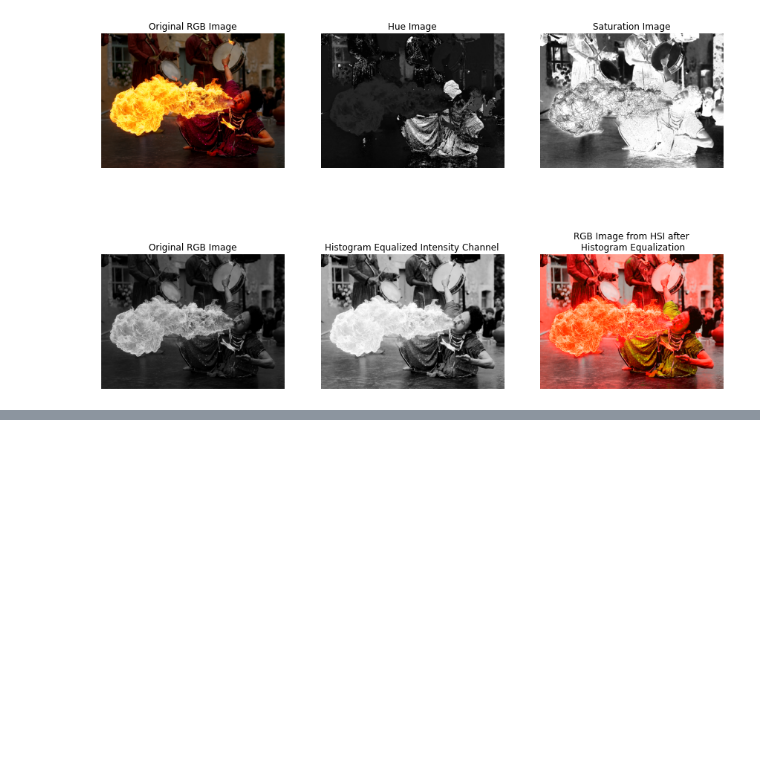
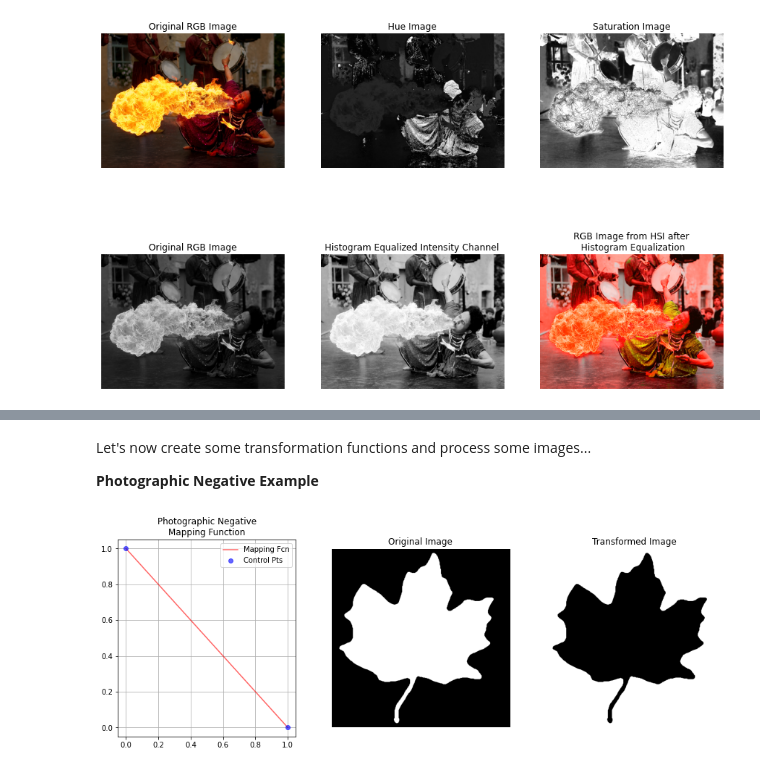
Before and after one commit to ecolon08/Digital-Image-Processing, a Jupyter notebook: Color Image Processing/ec_dip_color_img_proc_01.ipynb, the cells around one changed output, grey strips where cells are left out. Cells and saved outputs as stored; diff of their text form; code cells hidden in the pictures; blank space fills up the shorter version.

```diff
--- a/Color Image Processing/ec_dip_color_img_proc_01.ipynb
+++ b/Color Image Processing/ec_dip_color_img_proc_01.ipynb
@@ -274,0 +348,37 @@ ax_fire[5].axis('off')
+# %% [markdown]
+Let's now create some transformation functions and process some images...
+
+**Photographic Negative Example**
+# %%
+# load image
+img_maple_leaf = io.imread('./images/mapleleaf.tif')
+
+# specify the transformation function
+maple_xfm_ctrl_pts = np.array([[0.0, 1.0],
+                               [1.0, 0.0]])
+
+# evaluate mapping function using linear interpolation
+maple_interp_xfm = np.interp(eval_pts, maple_xfm_ctrl_pts[:, 0], maple_xfm_ctrl_pts[:, 1])
+
+img_maple_neg = np.interp(img_maple_leaf, maple_xfm_ctrl_pts[:, 0], maple_xfm_ctrl_pts[:, 1])
+
+# display images
+fig_maple, ax_maple = plt.subplots(1, 3, figsize=(15, 5))
+ax_maple = ax_maple.ravel()
+
+
+ax_maple[0].plot(eval_pts, maple_interp_xfm, c='r', alpha=0.6, label='Mapping Fcn')
+ax_maple[0].plot(maple_xfm_ctrl_pts[:, 0], maple_xfm_ctrl_pts[:, 1],'bo', alpha=0.6, label='Control Pts')
+ax_maple[0].set_title("Photographic Negative\nMapping Function")
+ax_maple[0].grid()
+ax_maple[0].legend()
+
+ax_maple[1].imshow(img_maple_leaf, cmap='gray')
+ax_maple[1].set_title("Original Image")
+ax_maple[1].axis('off')
+
+ax_maple[2].imshow(img_maple_neg, cmap='gray')
+ax_maple[2].set_title("Transformed Image")
+ax_maple[2].axis('off');
+# %% [output]
+[figure, added]
```
Also changed, not shown: parts of 3 cells of this notebook.
